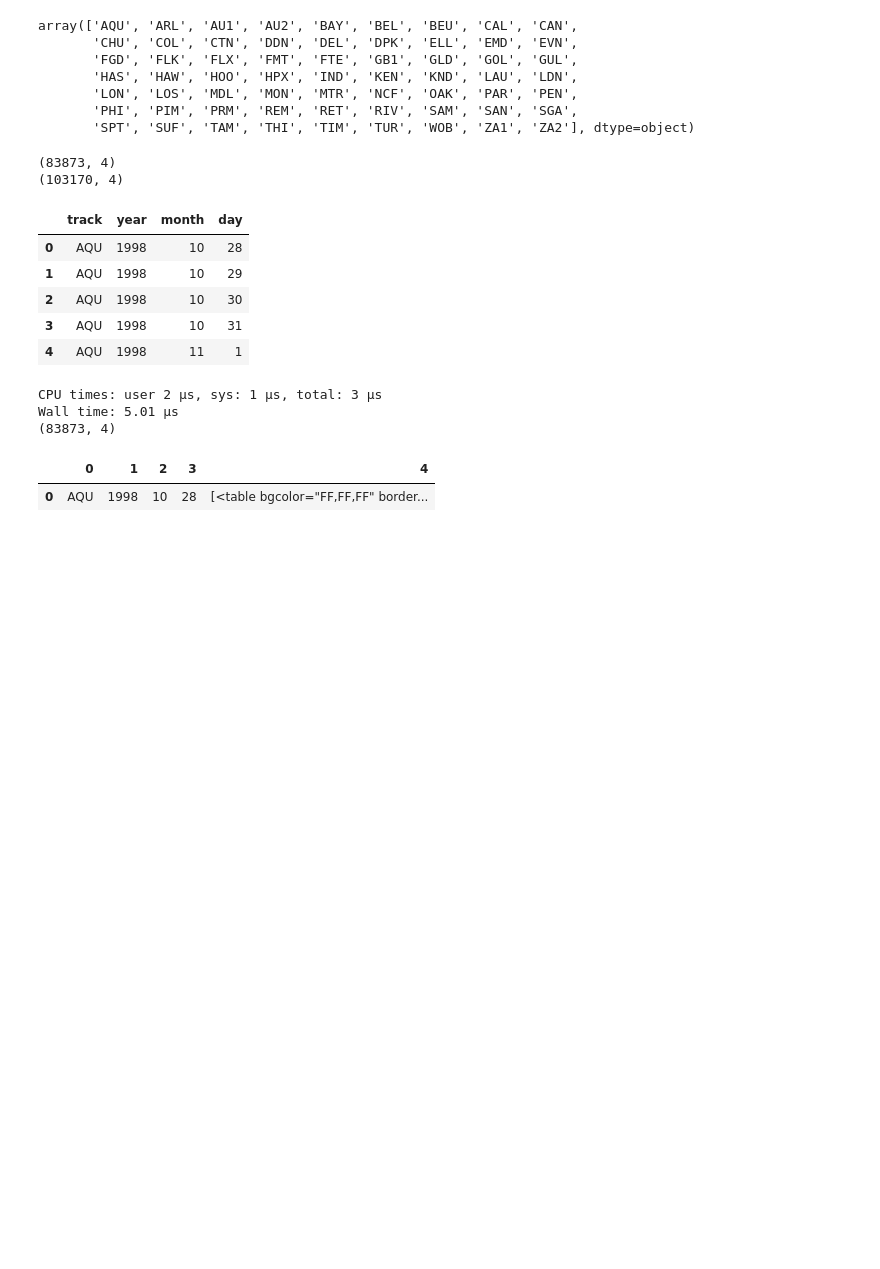
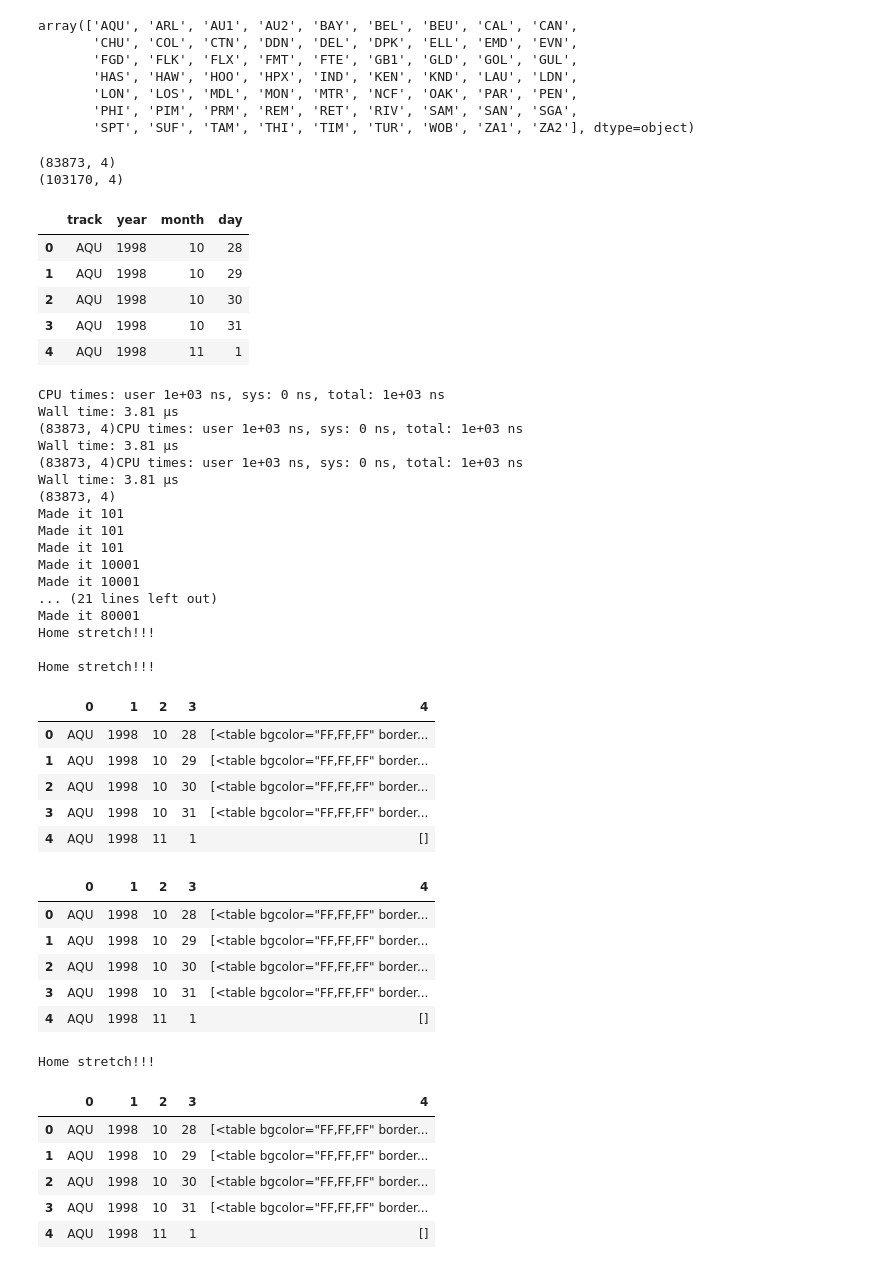
Before and after one commit to gebailey23/prettyponies, a Jupyter notebook: Process_JPaul.ipynb, the cells around one changed output. Saved outputs shown, nothing was run; the diff lists cells and outputs as text; code cells hidden in the pictures; blank space fills up the shorter version.

```diff
--- a/Process_JPaul.ipynb
+++ b/Process_JPaul.ipynb
@@ -267,6 +267,7 @@ live7 = True
 live8 = True
 live9 = True
 for tup in usadaydf.itertuples():
+    time.sleep(0.8)
     magiclink = 'https://www.racingchannel.com/archives/{}/{}/{}/{}{}{}{}.HTM'\
         .format(tup[1],tup[2],tup[3],tup[1],str(tup[2])[2:],tup[3],tup[4])
     try:
@@ -277,7 +278,6 @@ for tup in usadaydf.itertuples():
     except:
         exceptions.append(tup[1],tup[2],tup[3],tup[4],meat)
     acc += 1
-    break
     if acc > 100 and livee:
         livee = False
         print "Made it {}".format(acc)
@@ -302,35 +302,66 @@ for tup in usadaydf.itertuples():
     elif acc > 70000 and live7:
         live7 = False
         print "Made it {}".format(acc)
     elif acc > 80000 and live8:
         live8 = False
         print "Made it {}".format(acc)
         print "Home stretch!!!"
 
 
 superdf = pd.DataFrame(superout)
 superdf.to_csv('tempdata/superdf.csv')
 excepdf = pd.DataFrame(exceptions)
 excepdf.to_csv('tempdata/excepdf.csv')
 superdf.head()
 
 
 
 
 #     for table in meat:
 #         try:
 #             extract(table)
 #         except:
 #             exceptions.append([table,tup])
 #         break
 #     print exceptions
 #     break
 # %% [output]
-CPU times: user 2 µs, sys: 1 µs, total: 3 µs
-Wall time: 5.01 µs
+CPU times: user 1e+03 ns, sys: 0 ns, total: 1e+03 ns
+Wall time: 3.81 µs
+(83873, 4)CPU times: user 1e+03 ns, sys: 0 ns, total: 1e+03 ns
+Wall time: 3.81 µs
+(83873, 4)CPU times: user 1e+03 ns, sys: 0 ns, total: 1e+03 ns
+Wall time: 3.81 µs
 (83873, 4)
+Made it 101
+Made it 101
+Made it 101
+Made it 10001
+Made it 10001
+... (21 lines left out)
+Made it 80001
+Home stretch!!!
+
+Home stretch!!!
 |  | 0 | 1 | 2 | 3 | 4 |
 | 0 | AQU | 1998 | 10 | 28 | [<table bgcolor="FF,FF,FF" border... |
+| 1 | AQU | 1998 | 10 | 29 | [<table bgcolor="FF,FF,FF" border... |
+| 2 | AQU | 1998 | 10 | 30 | [<table bgcolor="FF,FF,FF" border... |
+| 3 | AQU | 1998 | 10 | 31 | [<table bgcolor="FF,FF,FF" border... |
+| 4 | AQU | 1998 | 11 | 1 | [] |
+|  | 0 | 1 | 2 | 3 | 4 |
+| 0 | AQU | 1998 | 10 | 28 | [<table bgcolor="FF,FF,FF" border... |
+| 1 | AQU | 1998 | 10 | 29 | [<table bgcolor="FF,FF,FF" border... |
+| 2 | AQU | 1998 | 10 | 30 | [<table bgcolor="FF,FF,FF" border... |
+| 3 | AQU | 1998 | 10 | 31 | [<table bgcolor="FF,FF,FF" border... |
+| 4 | AQU | 1998 | 11 | 1 | [] |
+Home stretch!!!
+|  | 0 | 1 | 2 | 3 | 4 |
+| 0 | AQU | 1998 | 10 | 28 | [<table bgcolor="FF,FF,FF" border... |
+| 1 | AQU | 1998 | 10 | 29 | [<table bgcolor="FF,FF,FF" border... |
+| 2 | AQU | 1998 | 10 | 30 | [<table bgcolor="FF,FF,FF" border... |
+| 3 | AQU | 1998 | 10 | 31 | [<table bgcolor="FF,FF,FF" border... |
+| 4 | AQU | 1998 | 11 | 1 | [] |
 # %%
 # tables = soup.findAll('tr')
 # print len(tables)
```
Also changed, not shown: 1 other file.
